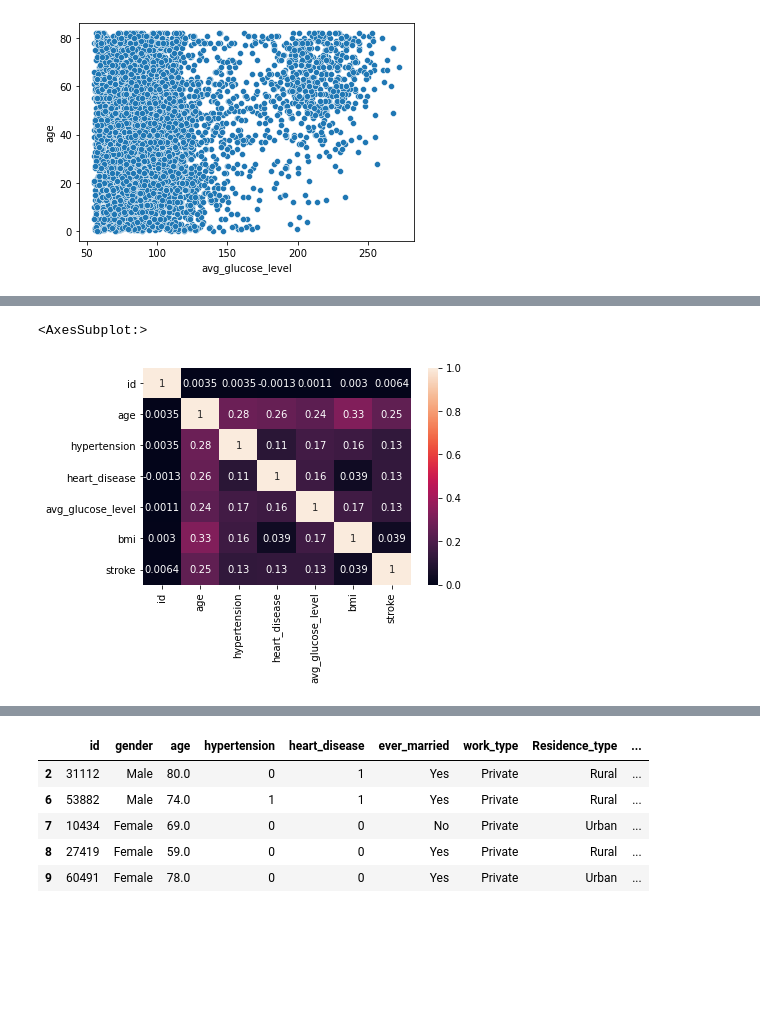
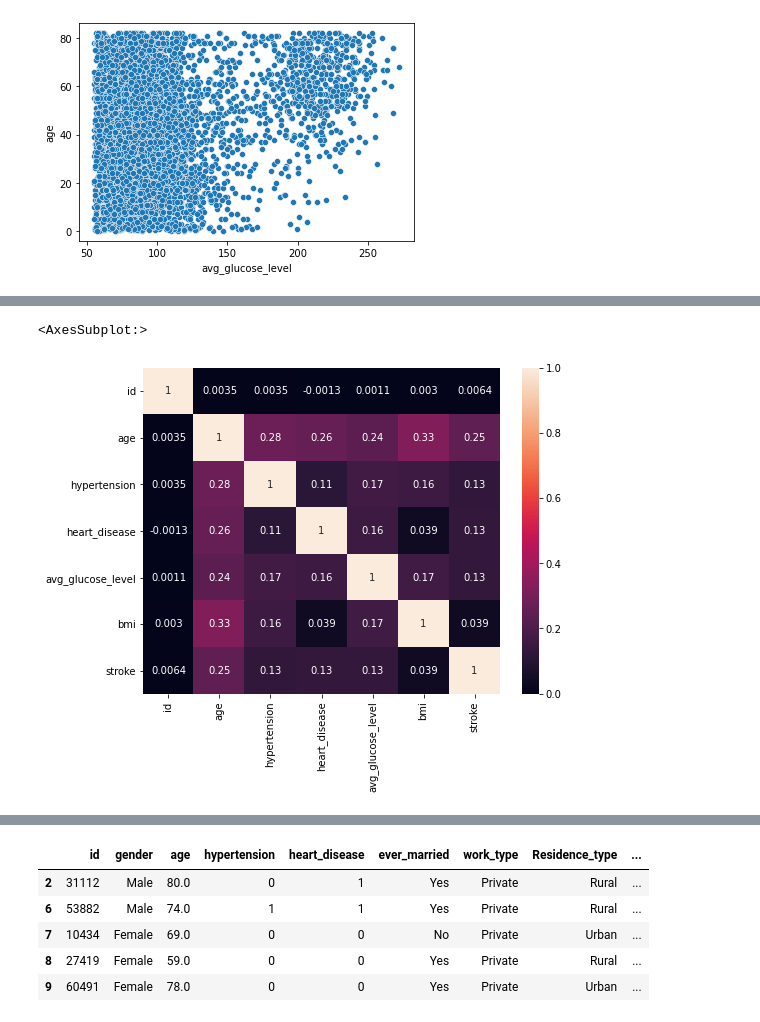
Before and after one commit to amedtamimi/DataMiningProject, a Jupyter notebook: Data Mining Project .ipynb, the cells around one changed output, grey strips where cells are left out. Saved outputs shown, nothing was run; the diff lists cells and outputs as text; code cells hidden in the pictures; blank space fills up the shorter version.

```diff
--- a/Data Mining Project .ipynb
+++ b/Data Mining Project .ipynb
@@ -319,6 +319,7 @@ sns.scatterplot(x = hds_new['avg_glucose_level'], y = hds_new['age'])
 # %%
-plt.figure()
+figsize = (8,6)
+plt.figure(figsize=figsize)
 sns.heatmap(hds.corr(),annot=True)
 # %% [output]
 <AxesSubplot:>
-[figure, old version]
+[figure, new version]
```
Also changed, not shown: parts of 13 cells of this notebook, 1 other file.
